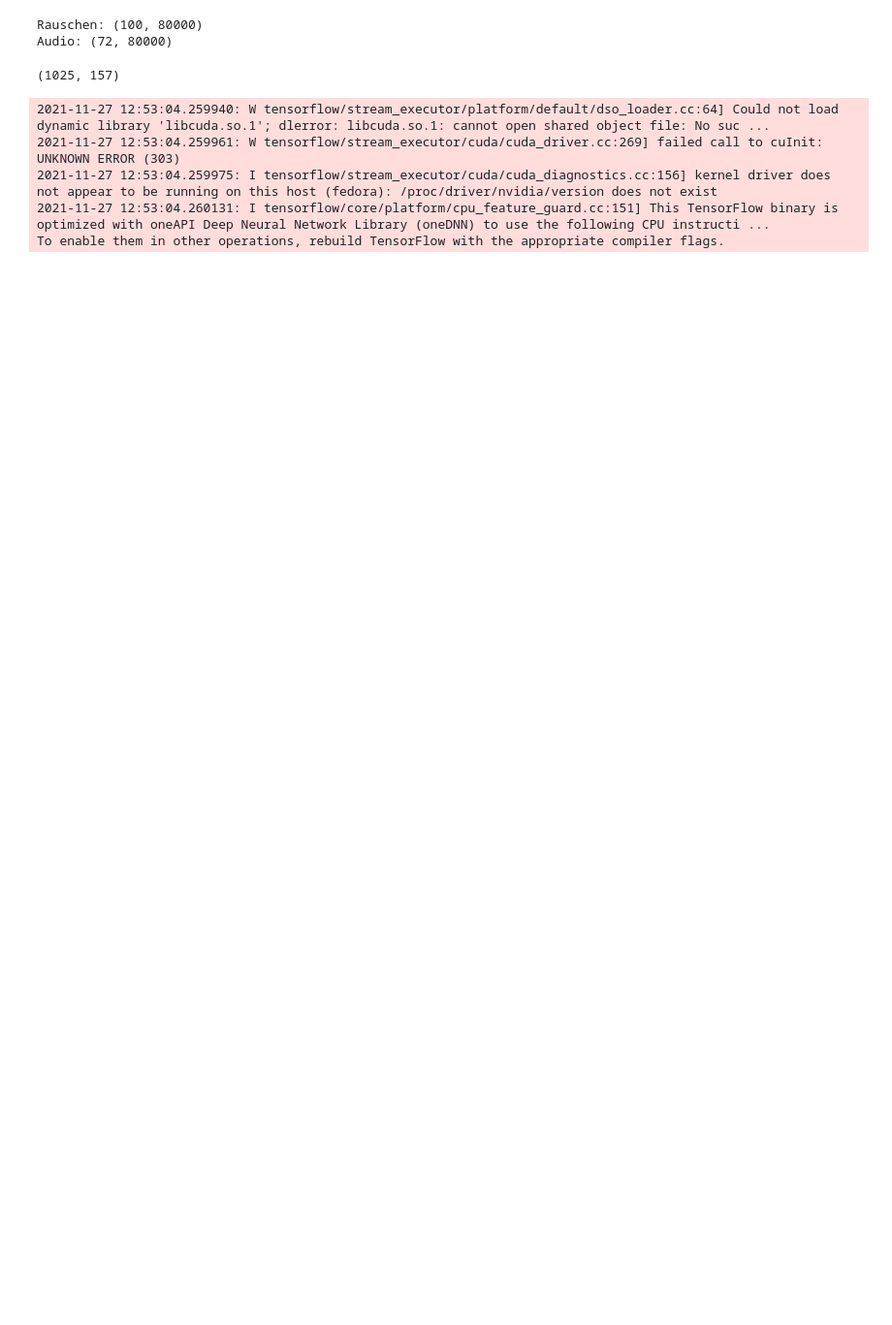
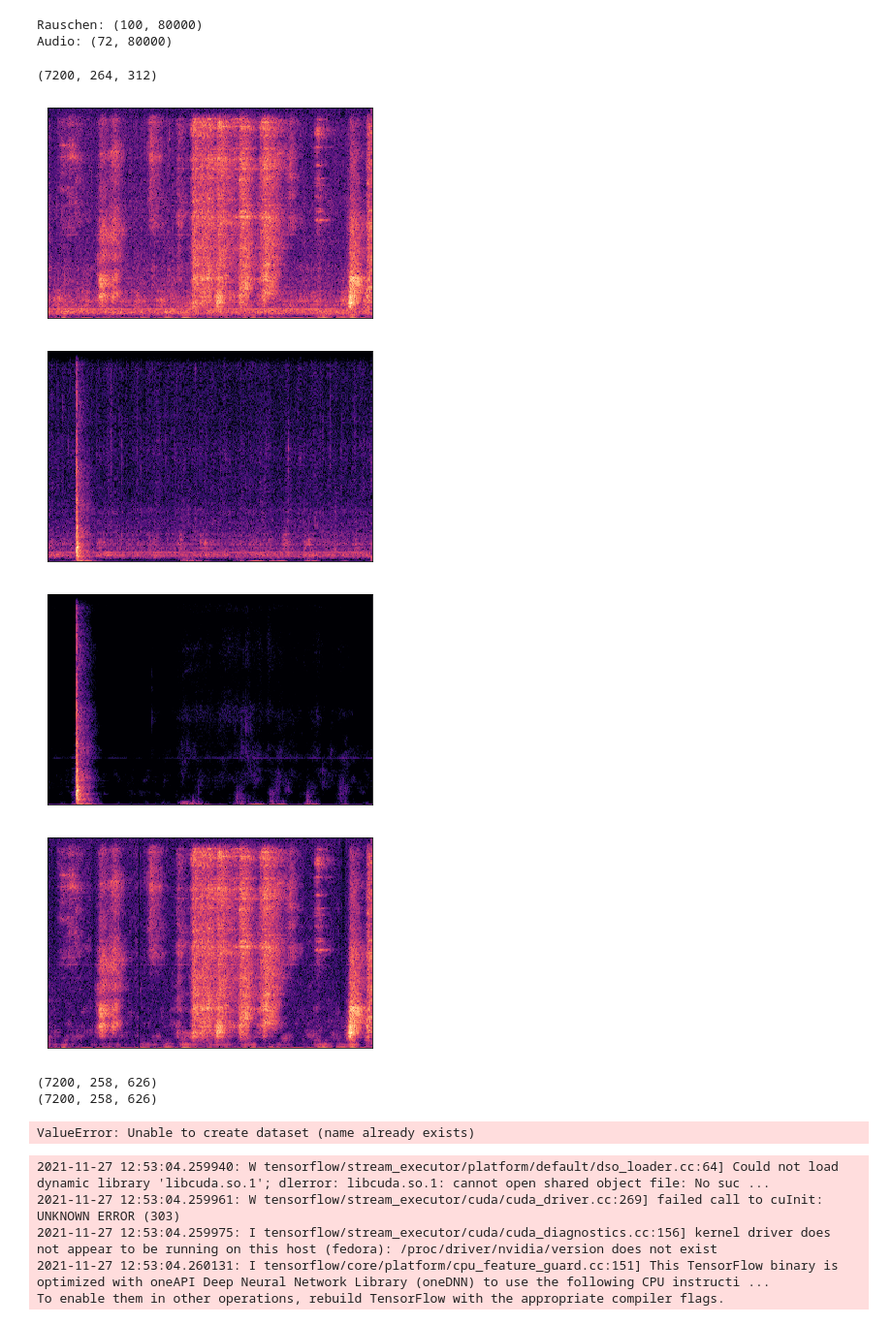
Before and after one commit to Timgrau/Projektarbeit-1, a Jupyter notebook: notebooks/30-11-2021.ipynb, the cells around one changed output. Shown at 97% size. Saved outputs shown, nothing was run; the diff lists cells and outputs as text; code cells hidden in the pictures; blank space fills up the shorter version.

Commit message:
write_file changes

```diff
--- a/notebooks/30-11-2021.ipynb
+++ b/notebooks/30-11-2021.ipynb
@@ -26,11 +23,33 @@ HDF5File("../numerical-data.hdf5").create()
 # %%
-input_data_n = Augmenter(audio_numpy, noise_numpy).get_noise_input()
-input_data_n.shape
+input_data_n = Augmenter(audio_numpy, noise_numpy,signal_to_noise_ratio=10).get_noise_input()
+input_data_c = Augmenter(audio_numpy,noise_numpy,signal_to_noise_ratio=10).get_clean_input()
+input_data_c.shape
+# %% [output]
+(7200, 264, 312)
-# %%
-input_data_c = Augmenter(audio_numpy,noise_numpy).get_clean_input()
-# %% [output]
-(1025, 157)
+# %%
+plt.subplots()
+librosa.display.specshow(input_data_n[903],sr=16000)
+plt.show()
+librosa.display.specshow(input_data_n[1000],sr=16000)
+plt.show()
+
+librosa.display.specshow(input_data_c[1000],sr=16000)
+plt.show()
+librosa.display.specshow(input_data_c[901],sr=16000)
+plt.show()
+# %% [output]
+[figure, added]
+[figure, added]
+[figure, added]
+[figure, added]
 # %%
 print(input_data_c.shape)
-print(input_data_c[0] == input_data_c[1])
+print(input_data_n.shape)
+# %% [output]
+(7200, 258, 626)
+(7200, 258, 626)
+# %%
+HDF5File("../numerical-data.hdf5").write(0, 0, 5)
+# %% [output]
+ValueError: Unable to create dataset (name already exists)
 # %%
```
Also changed, not shown: parts of 3 cells of this notebook, 4 other files.
